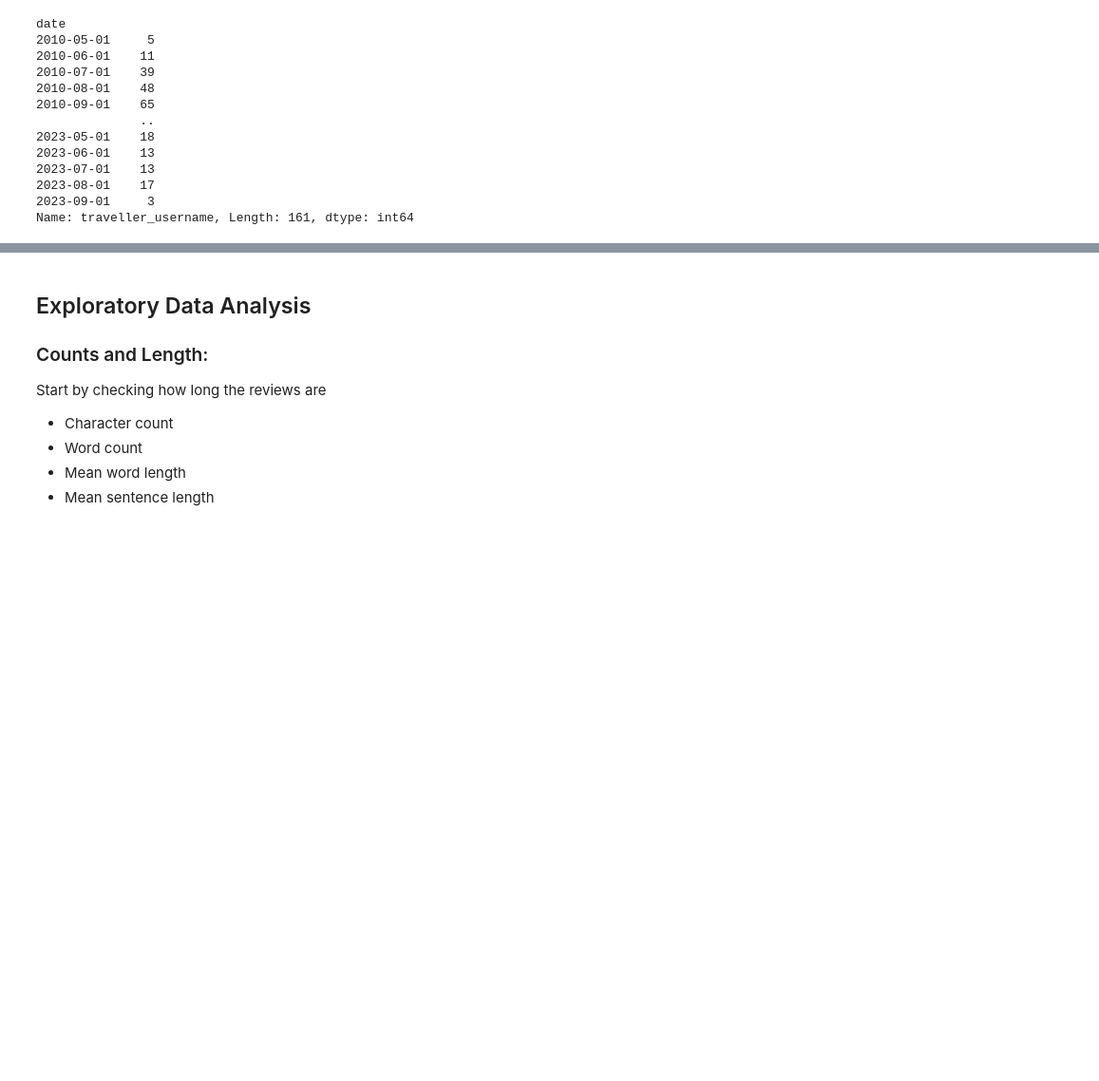
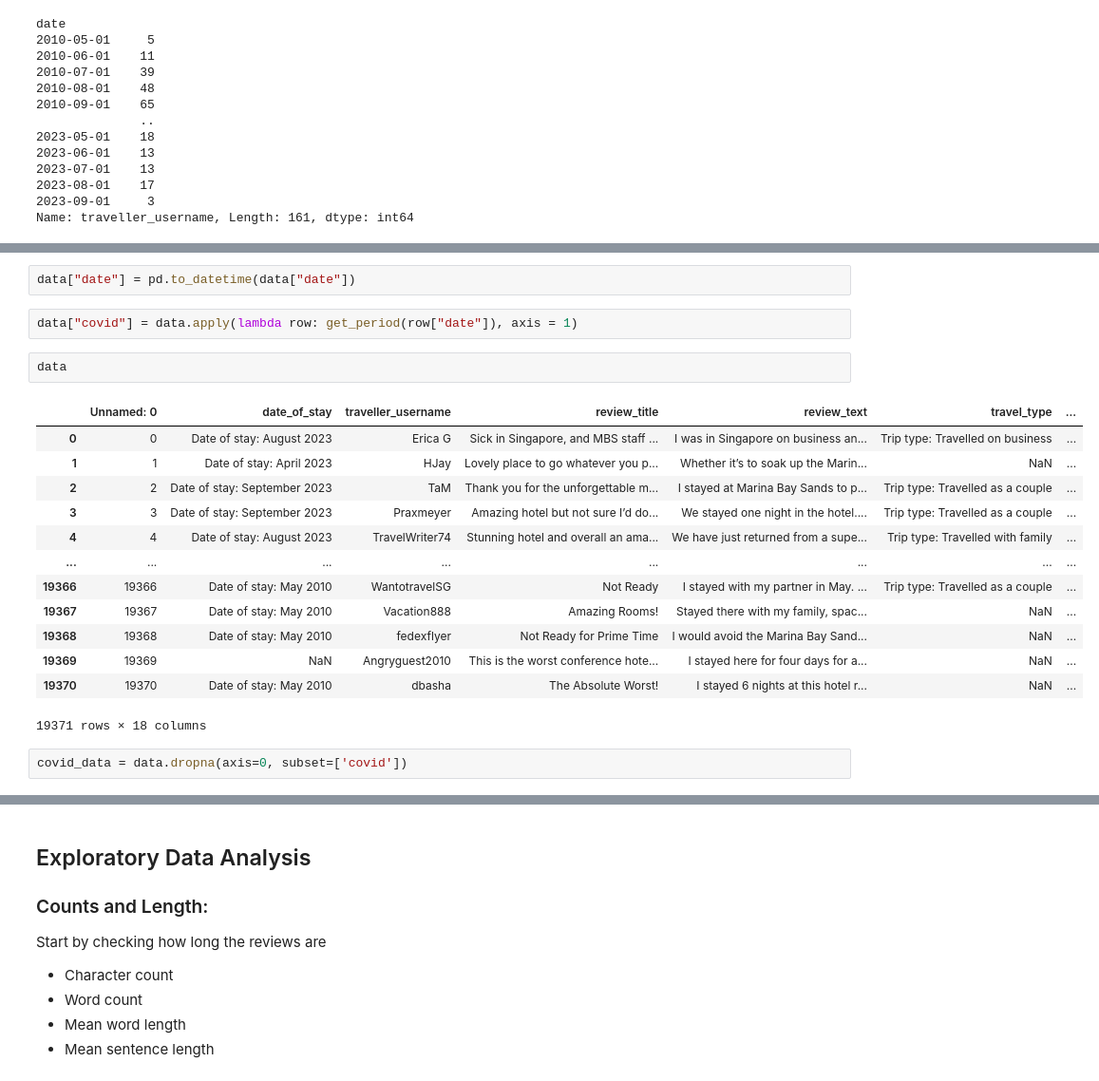
Before and after one commit to AmmarBagharib/sentiment_analysis_bt4222, a Jupyter notebook: codes/EDA.ipynb, the cells around one changed output, grey strips where cells are left out. Shown at 95% size. Cells and saved outputs as stored; diff of their text form; blank space fills up the shorter version.

```diff
--- a/codes/EDA.ipynb
+++ b/codes/EDA.ipynb
@@ -94,0 +126,22 @@ Text(0, 0.5, 'Number of Reviews')
+# %%
+data["date"] = pd.to_datetime(data["date"])
+# %%
+data["covid"] = data.apply(lambda row: get_period(row["date"]), axis = 1)
+# %%
+data
+# %% [output]
+|  | Unnamed: 0 | date_of_stay | traveller_username | review_title | review_text | travel_type | ... |
+| 0 | 0 | Date of stay: August 2023 | Erica G | Sick in Singapore, and MBS staff ... | I was in Singapore on business an... | Trip type: Travelled on business | ... |
+| 1 | 1 | Date of stay: April 2023 | HJay | Lovely place to go whatever you p... | Whether it’s to soak up the Marin... | NaN | ... |
+| 2 | 2 | Date of stay: September 2023 | TaM | Thank you for the unforgettable m... | I stayed at Marina Bay Sands to p... | Trip type: Travelled as a couple | ... |
+| 3 | 3 | Date of stay: September 2023 | Praxmeyer | Amazing hotel but not sure I’d do... | We stayed one night in the hotel.... | Trip type: Travelled as a couple | ... |
+| 4 | 4 | Date of stay: August 2023 | TravelWriter74 | Stunning hotel and overall an ama... | We have just returned from a supe... | Trip type: Travelled with family | ... |
+| ... | ... | ... | ... | ... | ... | ... | ... |
+| 19366 | 19366 | Date of stay: May 2010 | WantotravelSG | Not Ready | I stayed with my partner in May. ... | Trip type: Travelled as a couple | ... |
+| 19367 | 19367 | Date of stay: May 2010 | Vacation888 | Amazing Rooms! | Stayed there with my family, spac... | NaN | ... |
+| 19368 | 19368 | Date of stay: May 2010 | fedexflyer | Not Ready for Prime Time | I would avoid the Marina Bay Sand... | NaN | ... |
+| 19369 | 19369 | NaN | Angryguest2010 | This is the worst conference hote... | I stayed here for four days for a... | NaN | ... |
+| 19370 | 19370 | Date of stay: May 2010 | dbasha | The Absolute Worst! | I stayed 6 nights at this hotel r... | NaN | ... |
+19371 rows × 18 columns
+# %%
+covid_data = data.dropna(axis=0, subset=['covid'])
```
Also changed, not shown: parts of 7 cells of this notebook.
